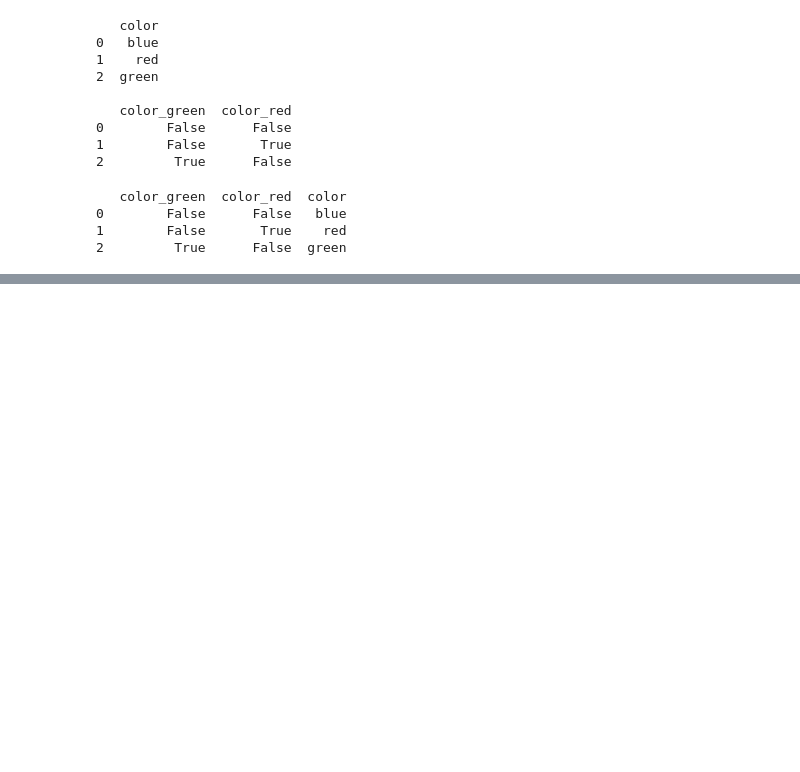
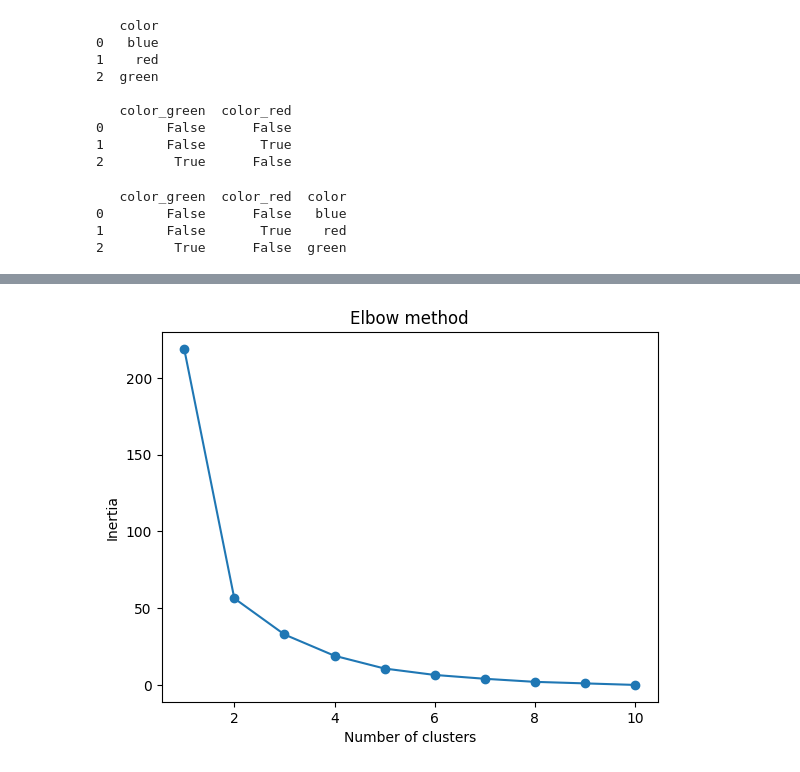
Before and after one commit to tuccr/W3AI, a Jupyter notebook: notebook.ipynb, the cells around one changed output, grey strips where cells are left out. Saved outputs shown, nothing was run; the diff lists cells and outputs as text; code cells hidden in the pictures; blank space fills up the shorter version.

```diff
--- a/notebook.ipynb
+++ b/notebook.ipynb
@@ -656,0 +669,18 @@ print(dummies)
+# %%
+from sklearn.cluster import KMeans
+
+data = list(zip(x,y)) # remember, zip will put two arrays into a set of corresponding points
+inertias = []
+
+for i in range (1,11):
+    kmeans = KMeans(n_clusters=i, n_init=10)
+    kmeans.fit(data)
+    inertias.append(kmeans.inertia_)
+
+plt.plot(range(1,11), inertias, marker='o')
+plt.title('Elbow method')
+plt.xlabel('Number of clusters')
+plt.ylabel('Inertia')
+plt.show()
+# %% [output]
+[figure, added]
```
Also changed, not shown: parts of 4 cells of this notebook.
